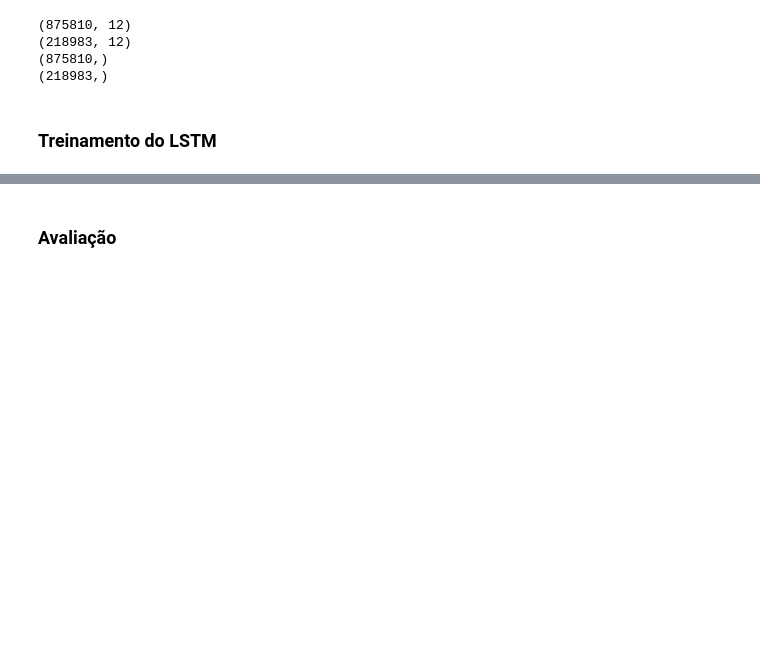
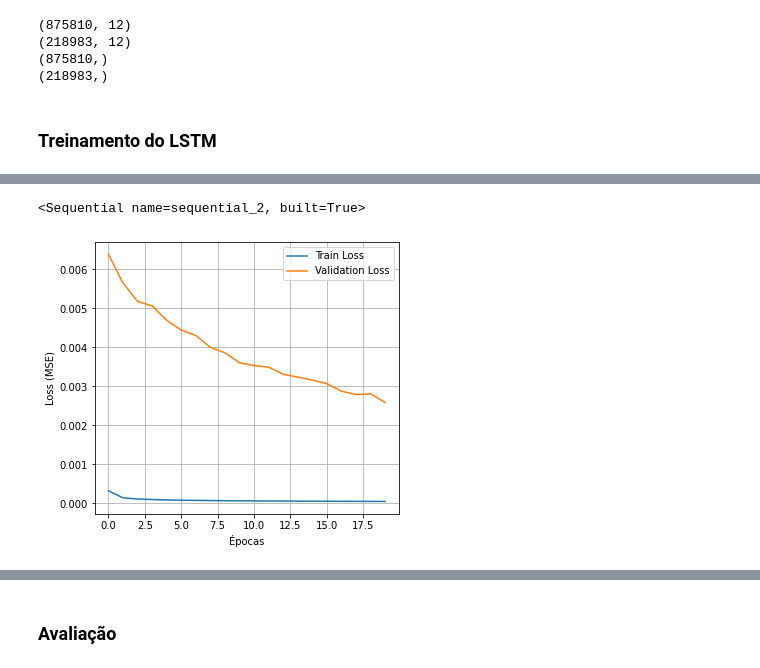
Before and after one commit to INXE-Lainf-Labs/EletricVehicleConsumptionEstimators, a Jupyter notebook: Conect2AI/NepochsLSTM.ipynb, the cells around one changed output, grey strips where cells are left out. Drawn from its saved outputs; the diff is of its cells as text; code cells hidden in the pictures; blank space fills up the shorter version.

```diff
--- a/Conect2AI/NepochsLSTM.ipynb
+++ b/Conect2AI/NepochsLSTM.ipynb
@@ -114,7 +114,7 @@ def LSTM_model(data, labels, window_size=10, train_size=0.8, epochs=10):
     # Criando e treinando o modelo
     model = Sequential(
         [
-            LSTM(32, activation='tanh', input_shape=(1, X_train.shape[2])),
+            LSTM(32, activation='tanh', input_shape=(X_train.shape[1], X_train.shape[2])),
             Dense(32, activation='relu'),
             Dense(1)
         ]
@@ -455,6 +456,6 @@ def LSTM_model(X_seq, y_seq, window_size=10, train_size=0.8, epochs=10):
 
     return model
 # %%
-model = LSTM_model(X_train_seq, y_train_seq, window_size=10, train_size=0.8, epochs=3)
+model = LSTM_model(X_train_seq, y_train_seq, window_size=10, train_size=0.8, epochs=20)
 model
 # %% [output]
@@ -462,3 +479,5 @@ IndexError: tuple index out of range
+<Sequential name=sequential_2, built=True>
+[figure, added]
 # %%
 model.summary()
 # %% [output]
```
Also changed, not shown: parts of 22 cells of this notebook.
